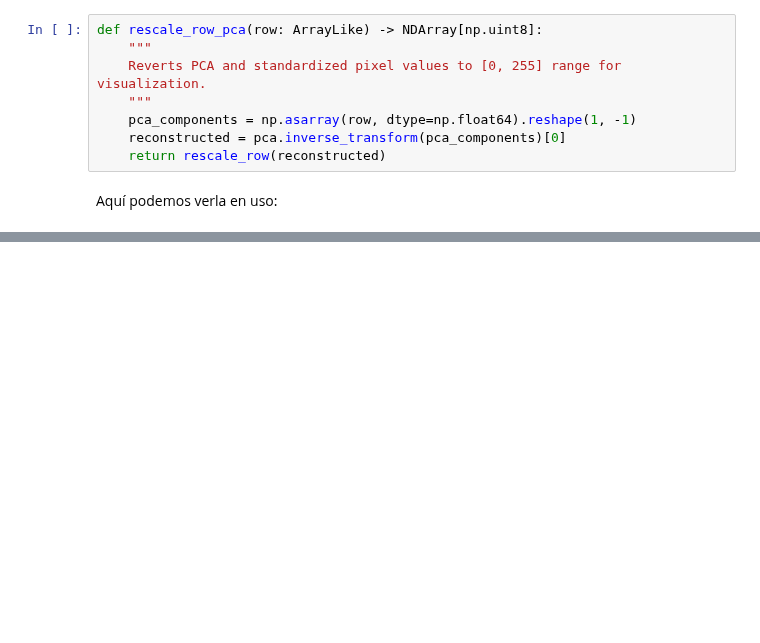
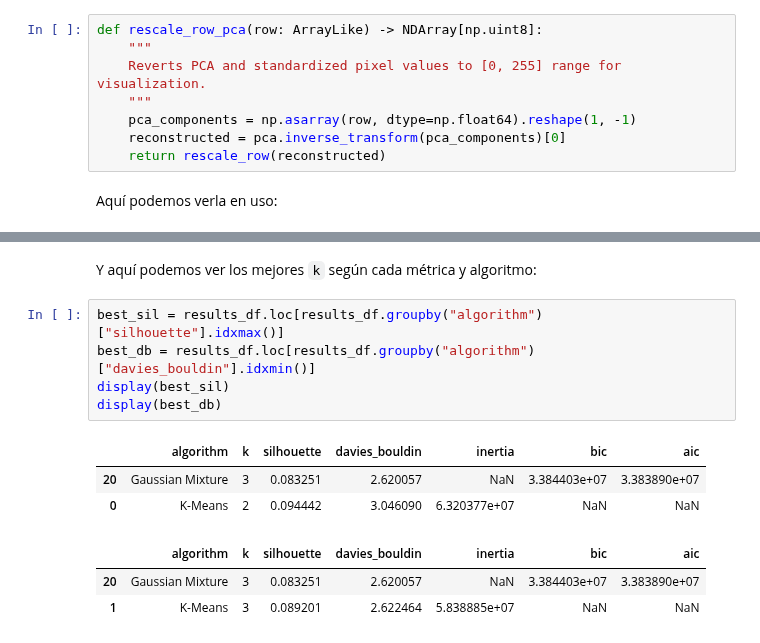
Before and after one commit to datwaft/aprendizaje_automatico, a Jupyter notebook: Trabajo_Corto_3/Trabajo_Corto_3.ipynb, the cells around one changed output, grey strips where cells are left out. Drawn from its saved outputs; the diff is of its cells as text; blank space fills up the shorter version.

```diff
--- a/Trabajo_Corto_3/Trabajo_Corto_3.ipynb
+++ b/Trabajo_Corto_3/Trabajo_Corto_3.ipynb
@@ -342,0 +442,14 @@ plt.show()
+# %% [markdown]
+Y aquí podemos ver los mejores `k` según cada métrica y algoritmo:
+# %%
+best_sil = results_df.loc[results_df.groupby("algorithm")["silhouette"].idxmax()]
+best_db = results_df.loc[results_df.groupby("algorithm")["davies_bouldin"].idxmin()]
+display(best_sil)
+display(best_db)
+# %% [output]
+|  | algorithm | k | silhouette | davies_bouldin | inertia | bic | aic |
+| 20 | Gaussian Mixture | 3 | 0.083251 | 2.620057 | NaN | 3.384403e+07 | 3.383890e+07 |
+| 0 | K-Means | 2 | 0.094442 | 3.046090 | 6.320377e+07 | NaN | NaN |
+|  | algorithm | k | silhouette | davies_bouldin | inertia | bic | aic |
+| 20 | Gaussian Mixture | 3 | 0.083251 | 2.620057 | NaN | 3.384403e+07 | 3.383890e+07 |
+| 1 | K-Means | 3 | 0.089201 | 2.622464 | 5.838885e+07 | NaN | NaN |
```
Also changed, not shown: parts of 16 cells of this notebook.
